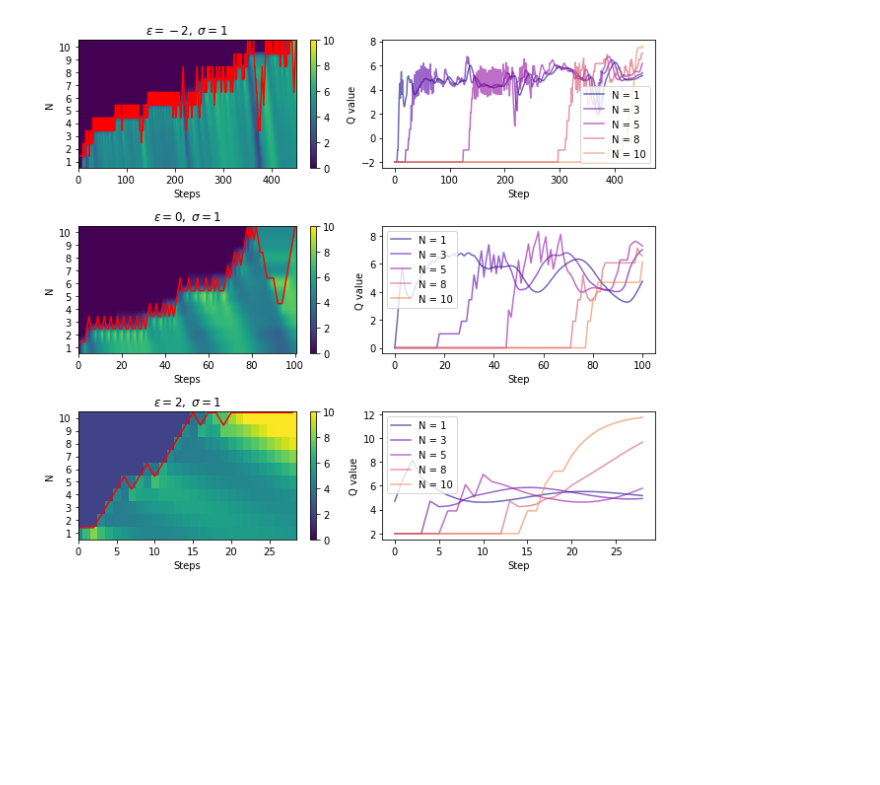
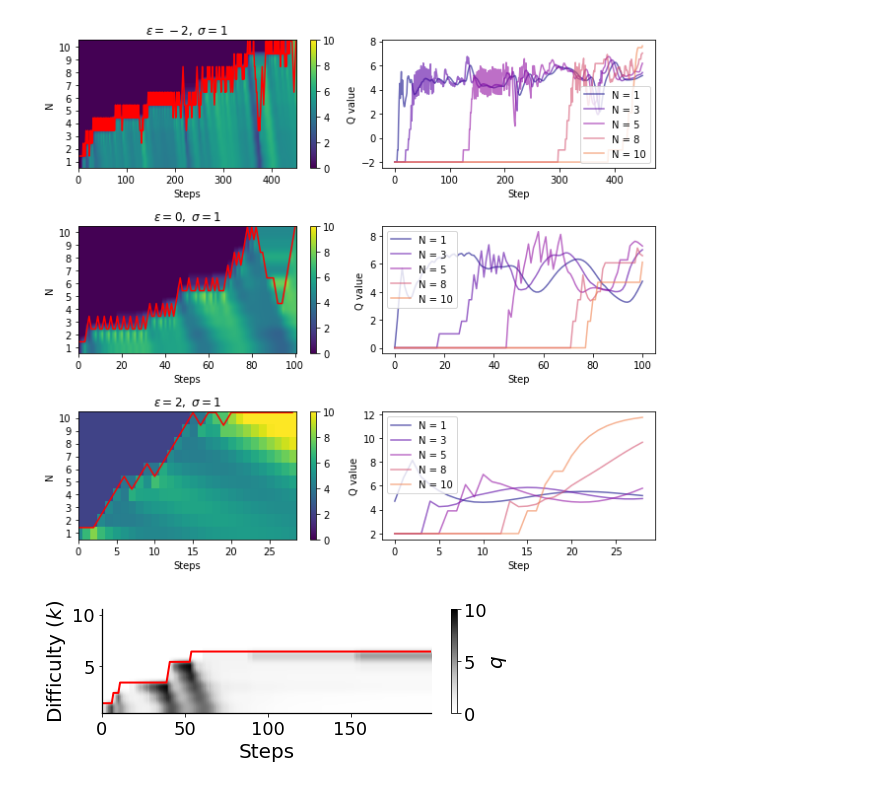
Before and after one commit to wtong98/automated-curriculum-learning, a Jupyter notebook: binary_env/paper_fig/notebook/plotter.ipynb, the cells around one changed output. Drawn from its saved outputs; the diff is of its cells as text; code cells hidden in the pictures; blank space fills up the shorter version.

```diff
--- a/binary_env/paper_fig/notebook/plotter.ipynb
+++ b/binary_env/paper_fig/notebook/plotter.ipynb
@@ -587,3 +550,58 @@ for e, ax in zip(eps, axs):
 plt.savefig('fig/adp_hetero_sig1.png')
 # %% [output]
 [figure]
+# %%
+def plot_traj_and_qr_spec(traj, qr, eps, N, n_step=1, ax=None, save_path=None):
+    if type(ax) == type(None):
+        plt.clf()
+        plt.gcf().set_size_inches(8, 3)
+        ax = plt.gca()
+
+    fig = plt.gcf()
+    fig.set_size_inches((6.8, 2.5))
+    qr = np.array(qr)
+    qr = np.flip(qr.T, axis=0)
+    im = ax.imshow(qr, aspect='auto', vmin=0, vmax=10, cmap='Greys')
+
+    ticks = np.array([0, 5, 10]) * n_step
+    ax.set_yticks(ticks, np.flip(np.array((0, 5, 10))))
+    # ax.set_title('Incremental', fontsize=20)
+
+    adj = -0.425 if n_step == 1 else 2.75
+    ax.plot(10 * n_step - np.array(traj)[1:] + adj, color='red', lw=2)
+    ax.set_xlim((0, len(traj) - 1.5))
+
+    ax.spines['top'].set_visible(False)
+    ax.spines['right'].set_visible(False)
+    ax.spines['bottom'].set_linewidth(1.25)
+    ax.spines['left'].set_linewidth(1.25)
+    ax.tick_params(labelsize = 18)
+    ax.set_ylabel(r"Difficulty $(k)$", fontsize = 20)
+    ax.set_xlabel(r"Steps", fontsize = 20)
+
+    cb = fig.colorbar(mappable = im)
+    cb.ax.tick_params(labelsize=18)
+    cb.set_ticks([0,5,10])
+    cb.set_label("$q$", fontsize = 20)
+
+    fig.tight_layout()
+
+    if save_path:
+        plt.savefig(save_path)
+
+np.random.seed(4)
+
+N = 10
+eps_s = [-1]
+
+for i, eps in enumerate(eps_s):
+    traj, info = run_exp_inc(eps=NormalDist(loc=eps, scale=1), goal_length=N)
+
+    traj = traj[:200]
+    qrs = np.array(info['qr'])[:200,:]
+    plot_traj_and_qr_spec(traj, qrs, eps, N, n_step=1)
+    plt.gcf().tight_layout()
+    plt.savefig('fig/incremental_qs_hetero.svg')
+    plt.show()
+# %% [output]
+[figure, added]
```
Also changed, not shown: parts of 8 cells of this notebook, 2 other files.
